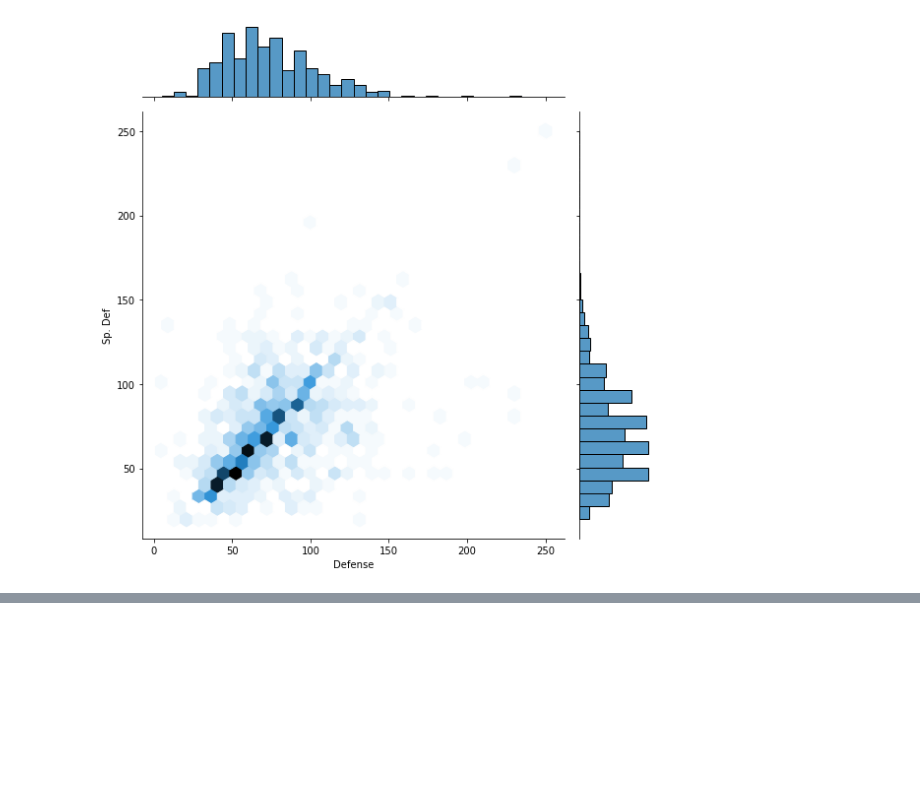
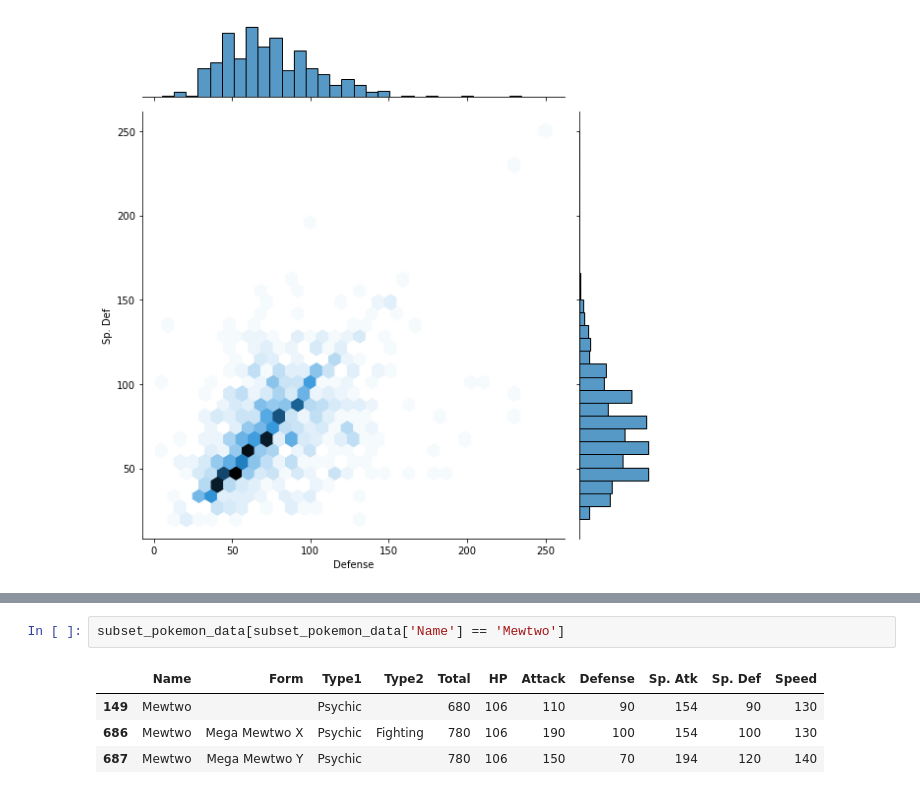
Before and after one commit to calvintirrell/Pokemon_Analysis, a Jupyter notebook: pokemon_analysis.ipynb, the cells around one changed output, grey strips where cells are left out. Drawn from its saved outputs; the diff is of its cells as text; blank space fills up the shorter version.

```diff
--- a/pokemon_analysis.ipynb
+++ b/pokemon_analysis.ipynb
@@ -156,0 +176,7 @@ plt.title("Count of Pokemon Types");
+# %%
+subset_pokemon_data[subset_pokemon_data['Name'] == 'Mewtwo']
+# %% [output]
+|  | Name | Form | Type1 | Type2 | Total | HP | Attack | Defense | Sp. Atk | Sp. Def | Speed |
+| 149 | Mewtwo |  | Psychic |  | 680 | 106 | 110 | 90 | 154 | 90 | 130 |
+| 686 | Mewtwo | Mega Mewtwo X | Psychic | Fighting | 780 | 106 | 190 | 100 | 154 | 100 | 130 |
+| 687 | Mewtwo | Mega Mewtwo Y | Psychic |  | 780 | 106 | 150 | 70 | 194 | 120 | 140 |
```
Also changed, not shown: parts of 10 cells of this notebook.
